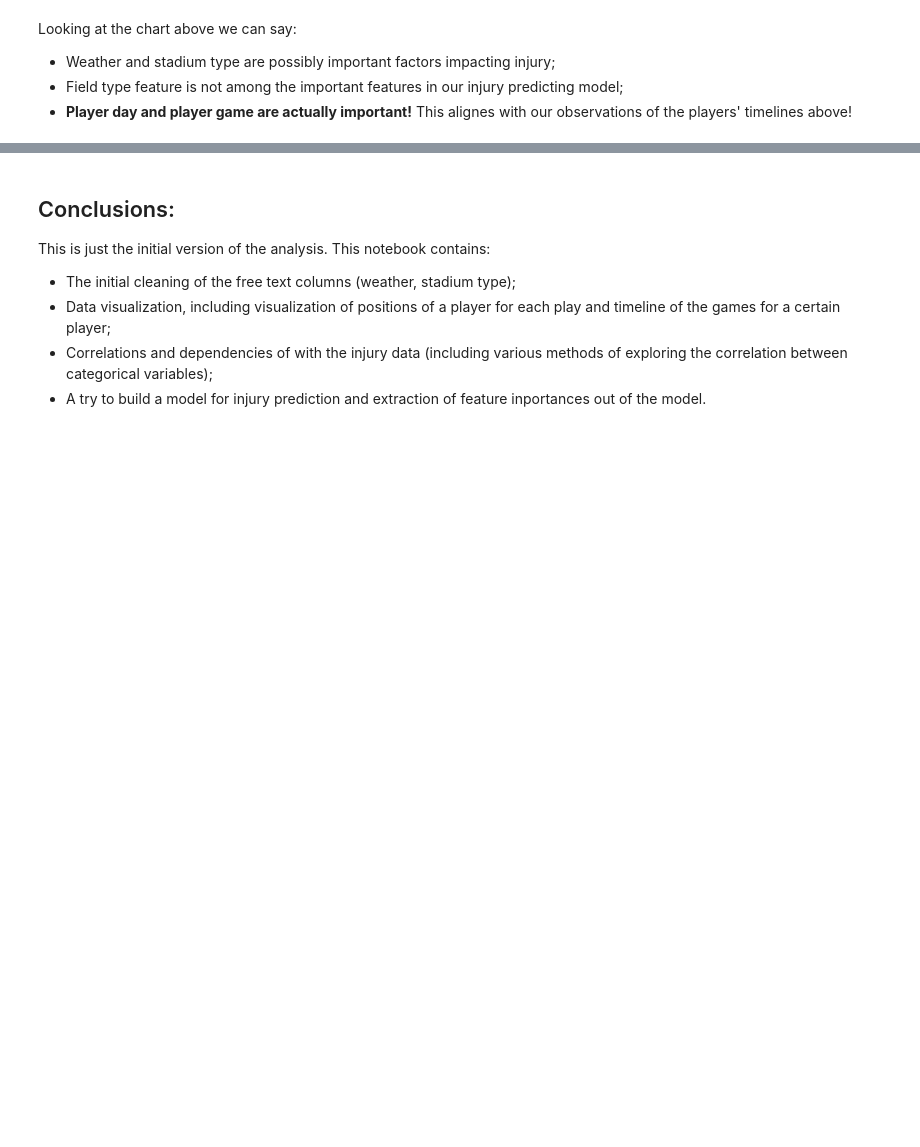
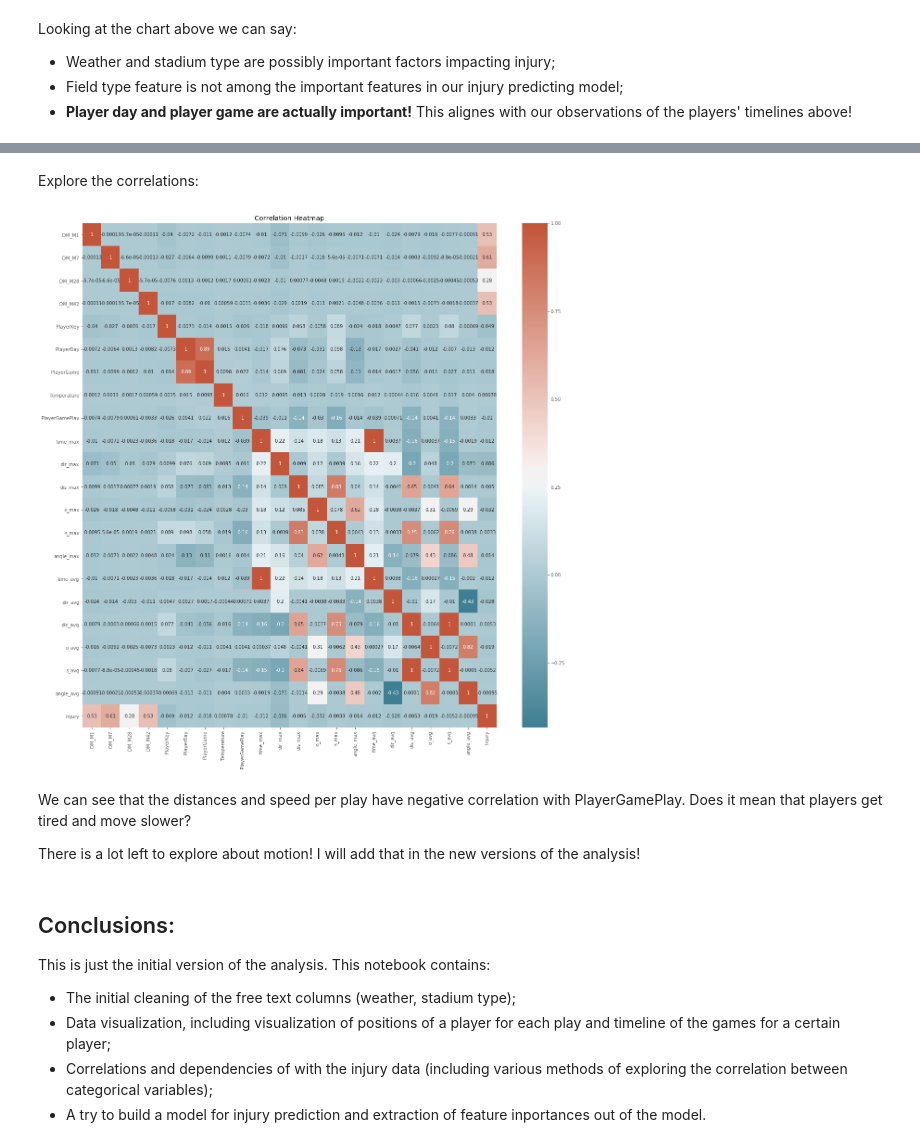
Before and after one commit to Lexie88rus/NFL-1st-and-Future, a Jupyter notebook: NFL_Injury_Analytics.ipynb, the cells around one changed output, grey strips where cells are left out. Cells and saved outputs as stored; diff of their text form; code cells hidden in the pictures; blank space fills up the shorter version.

Commit message:
Updated the EDA notebook: Added the correlation analysis for the loaded motion data.

```diff
--- a/NFL_Injury_Analytics.ipynb
+++ b/NFL_Injury_Analytics.ipynb
@@ -926,0 +958,4 @@ Looking at the chart above we can say:
+# %%
+# load the preprocessed data
+motion_df = pd.read_csv('../input/nfl-utils/motion_data.csv').drop(columns=['Unnamed: 0'])
+motion_df.head()
@@ -927,3 +970,24 @@ Looking at the chart above we can say:
+# %%
+# introduce a column with a flag indicating an injury
+motion_df.DM_M1 = motion_df.DM_M1 - motion_df.DM_M7
+motion_df.DM_M7 = motion_df.DM_M7 - motion_df.DM_M28
+motion_df.DM_M28 = motion_df.DM_M28 - motion_df.DM_M42
+motion_df['Injury'] = motion_df['DM_M1'] + motion_df['DM_M7'] + motion_df['DM_M28']+ motion_df['DM_M42']
+# %% [markdown]
+Explore the correlations:
+# %%
+corr_df = motion_df.corr()
+
+fig = plt.figure(figsize=(20,20))
+sns.heatmap(corr_df, annot=True, cmap=sns.diverging_palette(220, 20, as_cmap=True))
+plt.title('Correlation Heatmap')
+plt.show()
+# %% [output]
+[figure, added]
+# %% [markdown]
+We can see that the distances and speed per play have negative correlation with PlayerGamePlay. Does it mean that players get tired and move slower?
+
+There is a lot left to explore about motion! I will add that in the new versions of the analysis!
 # %% [markdown]
 ## Conclusions:
 This is just the initial version of the analysis. This notebook contains:
```
Also changed, not shown: parts of 6 cells of this notebook.
